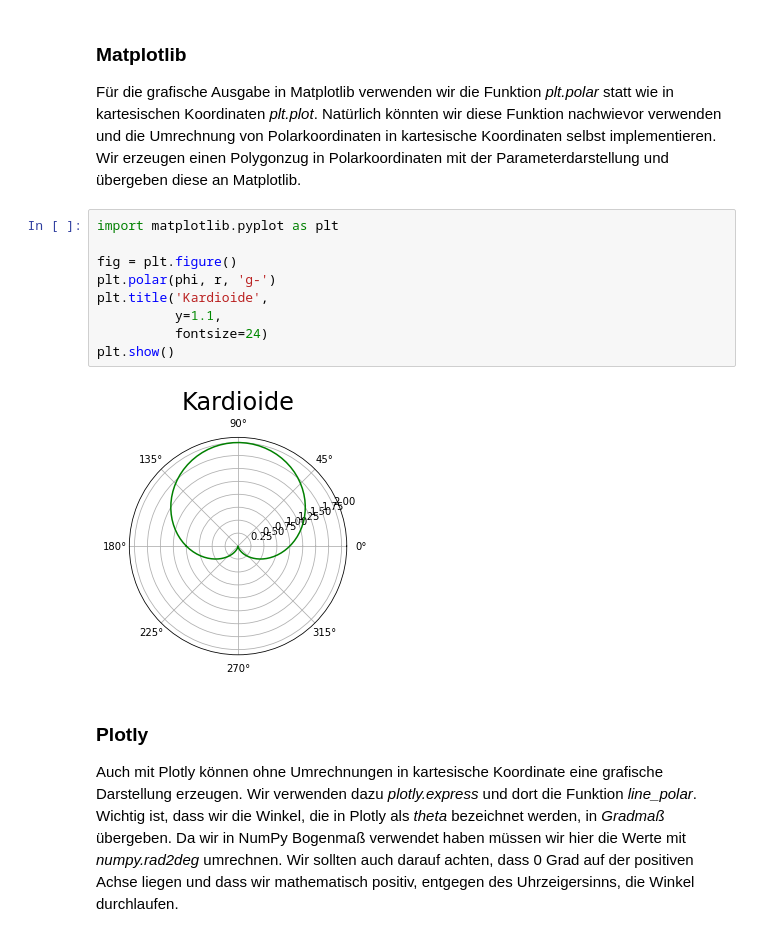
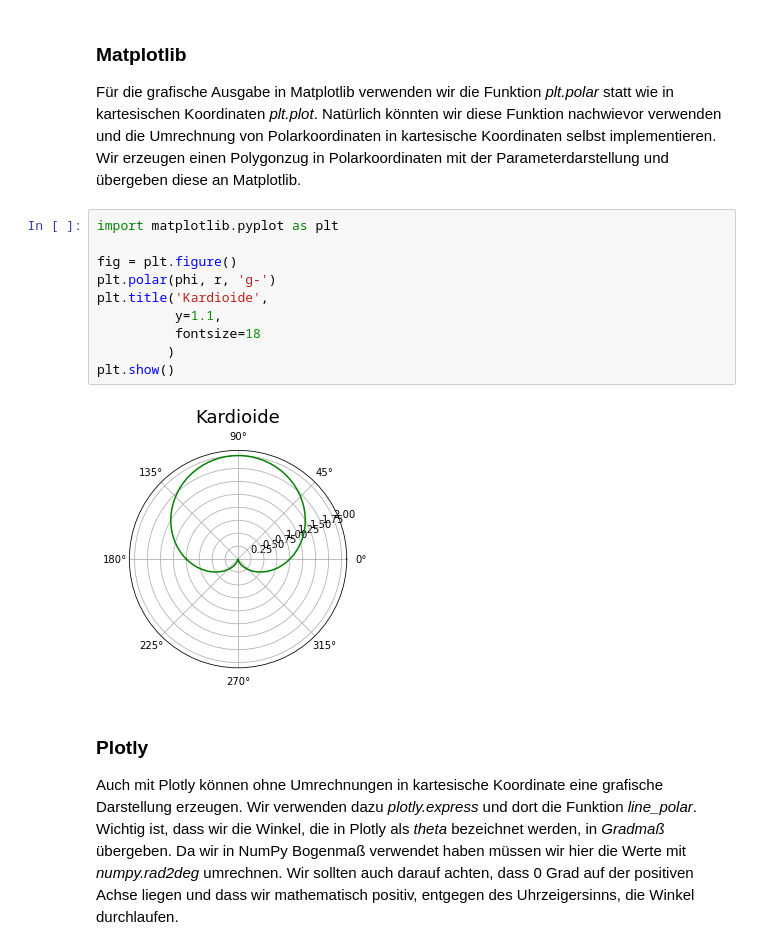
Before and after one commit to MBrill/Jupyter, a Jupyter notebook: Parameterkurven/polarCurves.ipynb, the cells around one changed output. Saved outputs shown, nothing was run; the diff lists cells and outputs as text.

```diff
--- a/Parameterkurven/polarCurves.ipynb
+++ b/Parameterkurven/polarCurves.ipynb
@@ -43,14 +43,15 @@ wie in kartesischen Koordinaten *plt.plot*. Natürlich könnten wir diese Funkti
 # %%
 import matplotlib.pyplot as plt
 
 fig = plt.figure()
 plt.polar(phi, r, 'g-')
 plt.title('Kardioide',
           y=1.1,
-          fontsize=24)
+          fontsize=18
+         )
 plt.show()
 # %% [output]
-[figure, old version]
+[figure, new version]
 # %% [markdown]
 ### Plotly
 Auch mit Plotly können ohne Umrechnungen in kartesische Koordinate eine grafische Darstellung erzeugen. Wir verwenden dazu *plotly.express* und dort die Funktion *line_polar*. Wichtig ist, dass wir die Winkel, die in Plotly als *theta* bezeichnet werden, in *Gradmaß* übergeben. Da wir in NumPy Bogenmaß verwendet haben müssen wir hier die Werte mit *numpy.rad2deg* umrechnen. Wir sollten auch darauf achten, dass 0 Grad auf der positiven Achse liegen und dass wir mathematisch positiv,
```
Also changed, not shown: parts of 5 cells of this notebook, 1 other file.
